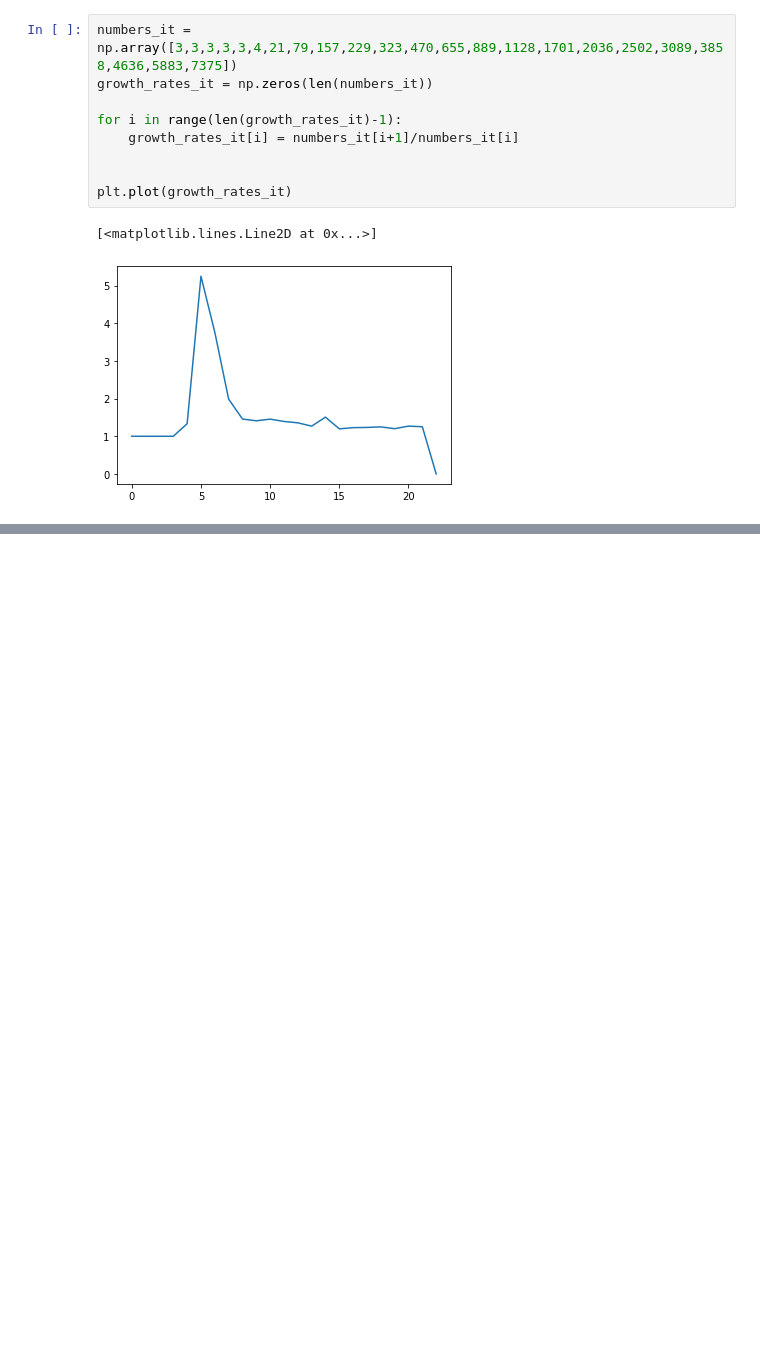
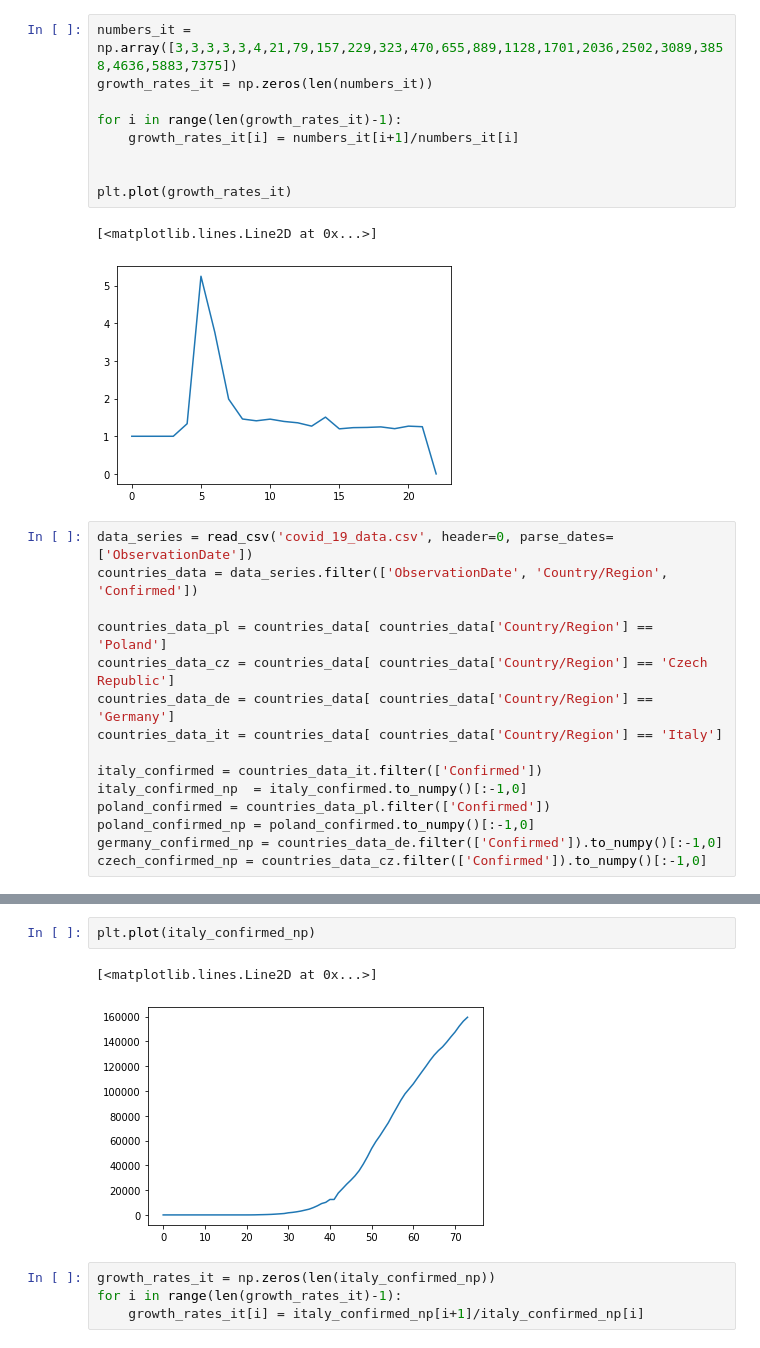
Before and after one commit to qbaiprzyjaciele/statistics-and-datascience, a Jupyter notebook: WorldDataExploring/various.ipynb, the cells around one changed output, grey strips where cells are left out. Saved outputs shown, nothing was run; the diff lists cells and outputs as text; blank space fills up the shorter version.

Commit message:
playing with covid plots

```diff
--- a/WorldDataExploring/various.ipynb
+++ b/WorldDataExploring/various.ipynb
@@ -95,3 +103,18 @@ plt.plot(growth_rates_it)
 # %% [output]
 [<matplotlib.lines.Line2D at 0x...>]
 [figure]
+# %%
+data_series = read_csv('covid_19_data.csv', header=0, parse_dates=['ObservationDate'])
+countries_data = data_series.filter(['ObservationDate', 'Country/Region', 'Confirmed'])
+
+countries_data_pl = countries_data[ countries_data['Country/Region'] == 'Poland']
+countries_data_cz = countries_data[ countries_data['Country/Region'] == 'Czech Republic']
+countries_data_de = countries_data[ countries_data['Country/Region'] == 'Germany']
+countries_data_it = countries_data[ countries_data['Country/Region'] == 'Italy']
+
+italy_confirmed = countries_data_it.filter(['Confirmed'])
+italy_confirmed_np  = italy_confirmed.to_numpy()[:-1,0]
+poland_confirmed = countries_data_pl.filter(['Confirmed'])
+poland_confirmed_np = poland_confirmed.to_numpy()[:-1,0]
+germany_confirmed_np = countries_data_de.filter(['Confirmed']).to_numpy()[:-1,0]
+czech_confirmed_np = countries_data_cz.filter(['Confirmed']).to_numpy()[:-1,0]
@@ -97,0 +139,9 @@ plt.plot(growth_rates_it)
+# %%
+plt.plot(italy_confirmed_np)
+# %% [output]
+[<matplotlib.lines.Line2D at 0x...>]
+[figure, added]
+# %%
+growth_rates_it = np.zeros(len(italy_confirmed_np))
+for i in range(len(growth_rates_it)-1):
+    growth_rates_it[i] = italy_confirmed_np[i+1]/italy_confirmed_np[i]
```
Also changed, not shown: parts of 13 cells of this notebook, 2 other files.
